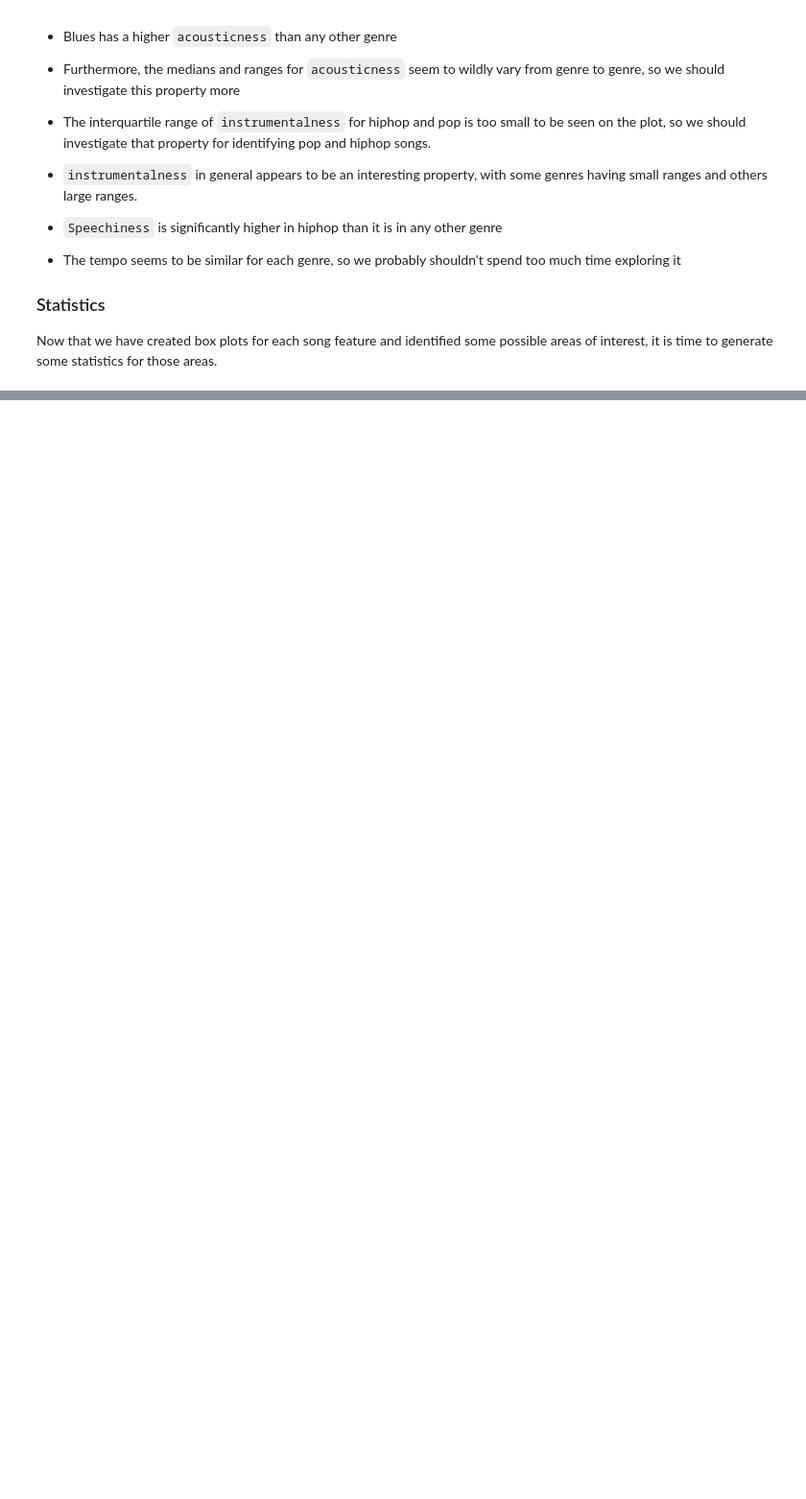
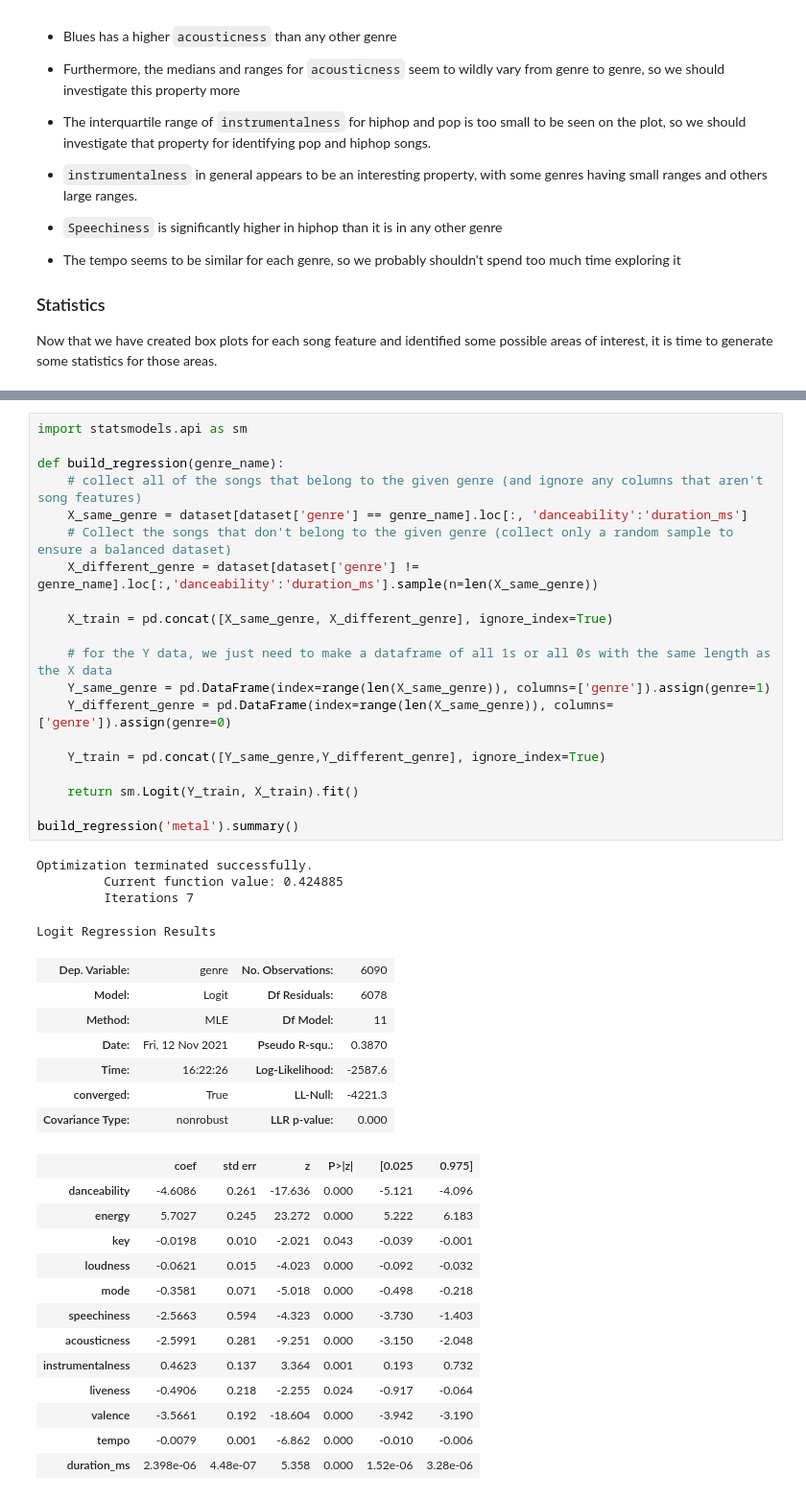
Before and after one commit to JVP15/Song-Feature-Analysis, a Jupyter notebook: Analysis.ipynb, the cells around one changed output, grey strips where cells are left out. Shown at 96% size. Drawn from its saved outputs; the diff is of its cells as text; blank space fills up the shorter version.

Commit message:
Added first logistic regression

```diff
--- a/Analysis.ipynb
+++ b/Analysis.ipynb
@@ -209,0 +223,45 @@ However, their means are close to the means of other genres (especially ones wit
+# %%
+import statsmodels.api as sm
+
+def build_regression(genre_name):
+    # collect all of the songs that belong to the given genre (and ignore any columns that aren't song features)
+    X_same_genre = dataset[dataset['genre'] == genre_name].loc[:, 'danceability':'duration_ms']
+    # Collect the songs that don't belong to the given genre (collect only a random sample to ensure a balanced dataset)
+    X_different_genre = dataset[dataset['genre'] != genre_name].loc[:,'danceability':'duration_ms'].sample(n=len(X_same_genre))
+
+    X_train = pd.concat([X_same_genre, X_different_genre], ignore_index=True)
+
+    # for the Y data, we just need to make a dataframe of all 1s or all 0s with the same length as the X data
+    Y_same_genre = pd.DataFrame(index=range(len(X_same_genre)), columns=['genre']).assign(genre=1)
+    Y_different_genre = pd.DataFrame(index=range(len(X_same_genre)), columns=['genre']).assign(genre=0)
+
+    Y_train = pd.concat([Y_same_genre,Y_different_genre], ignore_index=True)
+
+    return sm.Logit(Y_train, X_train).fit()
+
+build_regression('metal').summary()
+# %% [output]
+Optimization terminated successfully.
+         Current function value: 0.424885
+         Iterations 7
+Logit Regression Results
+| Dep. Variable: | genre | No. Observations: | 6090 |
+| Model: | Logit | Df Residuals: | 6078 |
+| Method: | MLE | Df Model: | 11 |
+| Date: | Fri, 12 Nov 2021 | Pseudo R-squ.: | 0.3870 |
+| Time: | 16:22:26 | Log-Likelihood: | -2587.6 |
+| converged: | True | LL-Null: | -4221.3 |
+| Covariance Type: | nonrobust | LLR p-value: | 0.000 |
+|  | coef | std err | z | P>|z| | [0.025 | 0.975] |
+| danceability | -4.6086 | 0.261 | -17.636 | 0.000 | -5.121 | -4.096 |
+| energy | 5.7027 | 0.245 | 23.272 | 0.000 | 5.222 | 6.183 |
+| key | -0.0198 | 0.010 | -2.021 | 0.043 | -0.039 | -0.001 |
+| loudness | -0.0621 | 0.015 | -4.023 | 0.000 | -0.092 | -0.032 |
+| mode | -0.3581 | 0.071 | -5.018 | 0.000 | -0.498 | -0.218 |
+| speechiness | -2.5663 | 0.594 | -4.323 | 0.000 | -3.730 | -1.403 |
+| acousticness | -2.5991 | 0.281 | -9.251 | 0.000 | -3.150 | -2.048 |
+| instrumentalness | 0.4623 | 0.137 | 3.364 | 0.001 | 0.193 | 0.732 |
+| liveness | -0.4906 | 0.218 | -2.255 | 0.024 | -0.917 | -0.064 |
+| valence | -3.5661 | 0.192 | -18.604 | 0.000 | -3.942 | -3.190 |
+| tempo | -0.0079 | 0.001 | -6.862 | 0.000 | -0.010 | -0.006 |
+| duration_ms | 2.398e-06 | 4.48e-07 | 5.358 | 0.000 | 1.52e-06 | 3.28e-06 |
```
Also changed, not shown: parts of 2 cells of this notebook.
